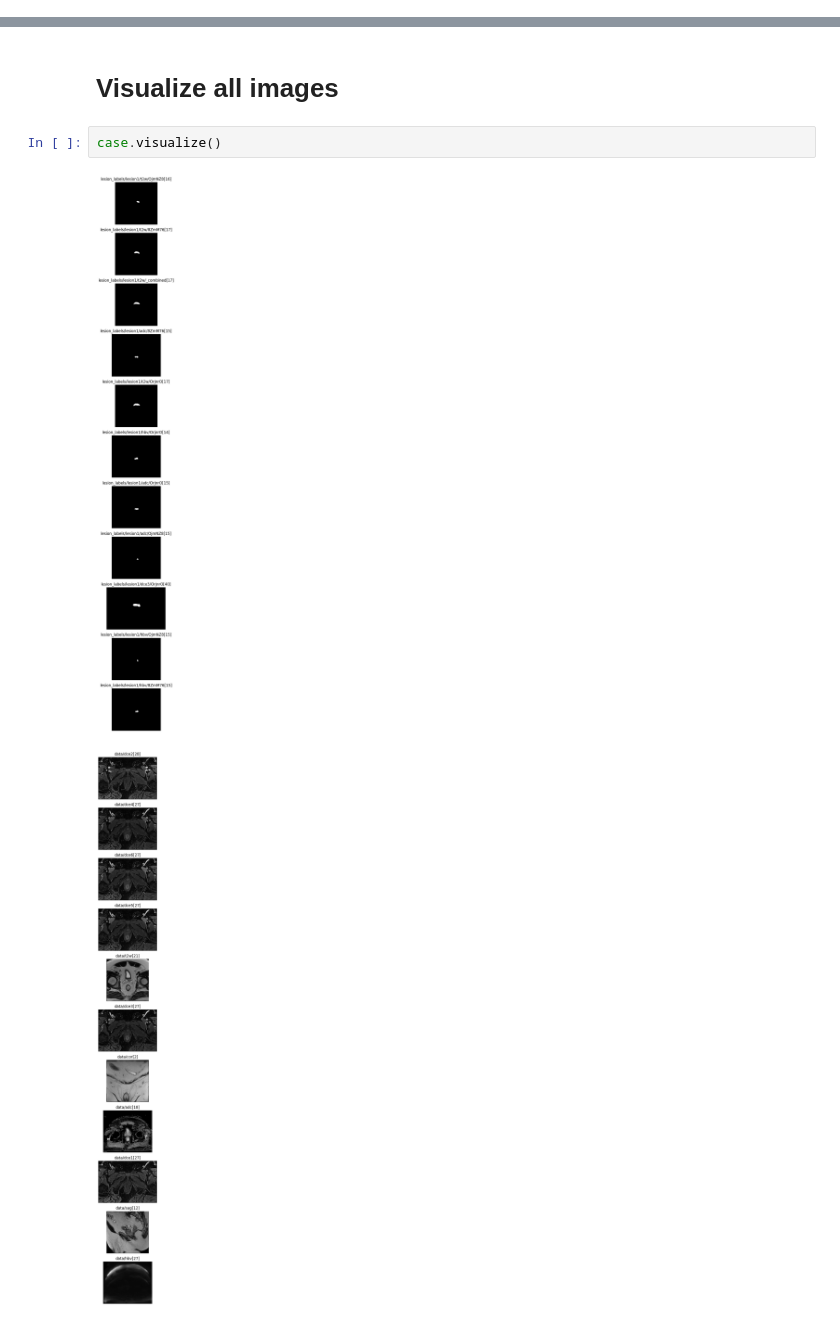
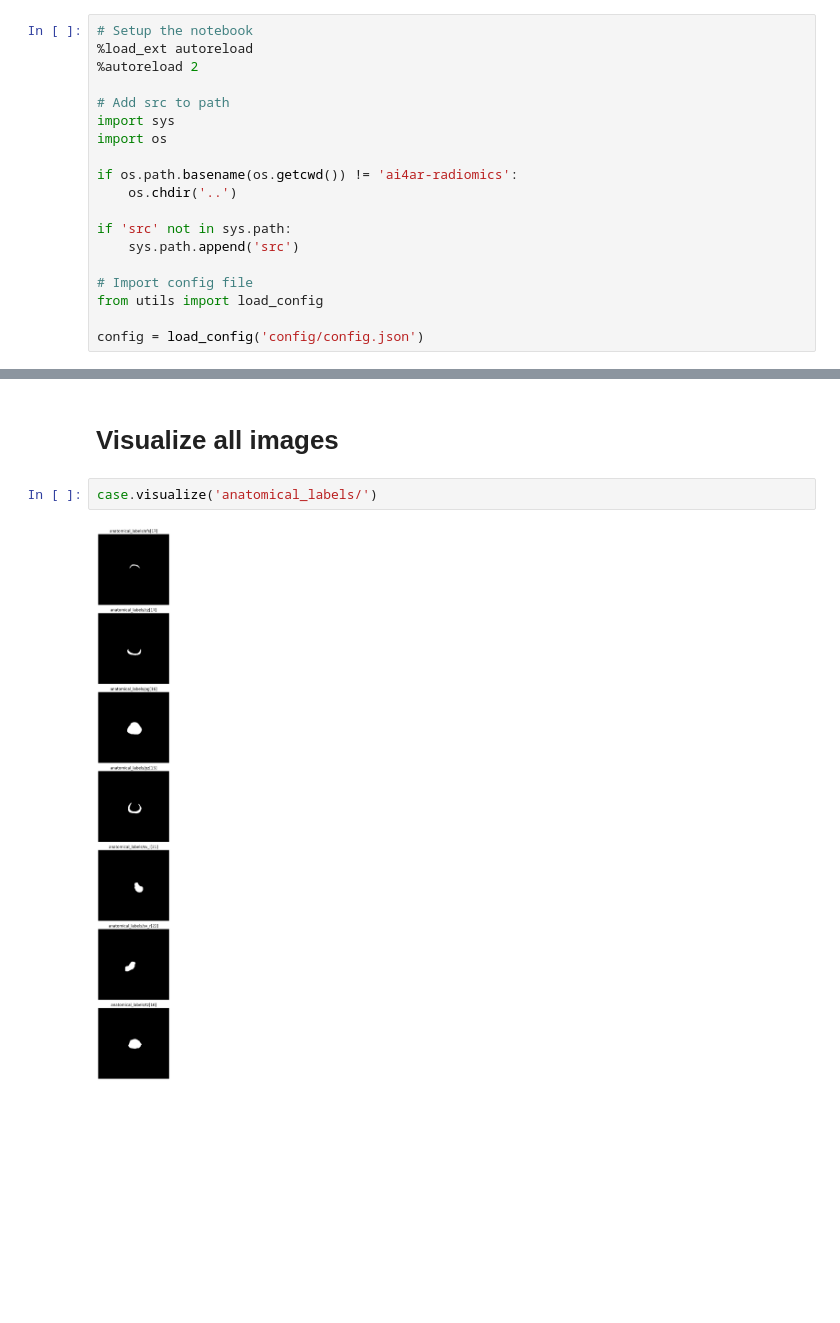
Before and after one commit to piotrsobecki/ai4ar-radiomics, a Jupyter notebook: book/data.ipynb, the cells around one changed output, grey strips where cells are left out. Drawn from its saved outputs; the diff is of its cells as text; blank space fills up the shorter version.

```diff
--- a/book/data.ipynb
+++ b/book/data.ipynb
@@ -34,3 +20,22 @@ d:\workspace\ai4ar-radiomics
+# %%
+# Setup the notebook
+%load_ext autoreload
+%autoreload 2
+
+# Add src to path
+import sys
+import os
+
+if os.path.basename(os.getcwd()) != 'ai4ar-radiomics':
+    os.chdir('..')
+
+if 'src' not in sys.path:
+    sys.path.append('src')
+
+# Import config file
+from utils import load_config
+
+config = load_config('config/config.json')
 # %% [markdown]
 # AI4AR Helper package
 # %%
@@ -97,7 +147,6 @@ plt.imshow(combined_t2w_mask[ai4ar.select_slice(combined_t2w_mask)], cmap='gray'
 # %% [markdown]
 # Visualize all images
 # %%
-case.visualize()
+case.visualize('anatomical_labels/')
 # %% [output]
-[figure, old version]
+[figure, new version]
-[figure, removed]
```
Also changed, not shown: parts of 12 cells of this notebook, 11 other files.
